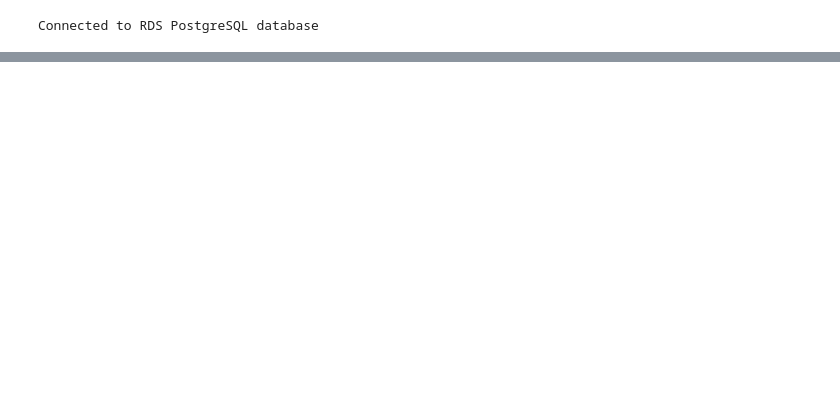
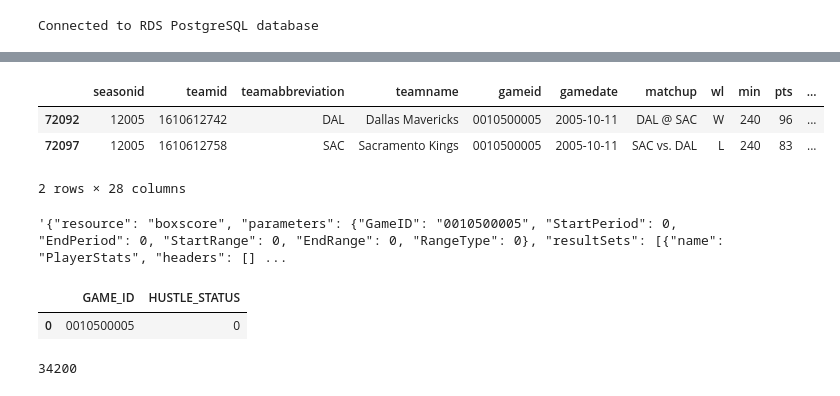
Before and after one commit to ajwinters/bballagg, a Jupyter notebook: randomstuff.ipynb, the cells around one changed output, grey strips where cells are left out. Drawn from its saved outputs; the diff is of its cells as text; code cells hidden in the pictures; blank space fills up the shorter version.

```diff
--- a/randomstuff.ipynb
+++ b/randomstuff.ipynb
@@ -83,0 +144,25 @@ result_df
+# %%
+result_df[result_df['gameid']=='0010500005']
+# %% [output]
+|  | seasonid | teamid | teamabbreviation | teamname | gameid | gamedate | matchup | wl | min | pts | ... |
+| 72092 | 12005 | 1610612742 | DAL | Dallas Mavericks | 0010500005 | 2005-10-11 | DAL @ SAC | W | 240 | 96 | ... |
+| 72097 | 12005 | 1610612758 | SAC | Sacramento Kings | 0010500005 | 2005-10-11 | SAC vs. DAL | L | 240 | 83 | ... |
+2 rows × 28 columns
+# %%
+#nbaapi.boxscoreadvancedv2.BoxScoreAdvancedV2(game_id='0029600670').get_data_frames()[0]
+nbaapi.BoxScoreAdvancedV2(game_id='0010500005').get_json()
+# %% [output]
+'{"resource": "boxscore", "parameters": {"GameID": "0010500005", "StartPeriod": 0, "EndPeriod": 0, "StartRange": 0, "EndRange": 0, "RangeType": 0}, "resultSets": [{"name": "PlayerStats", "headers": [] ...
+# %%
+#not working ids
+nwi = ['0010500005']
+
+hsbs = nbaapi.hustlestatsboxscore.HustleStatsBoxScore(game_id=nwi[0]).get_data_frames()[0]
+hsbs
+# %% [output]
+|  | GAME_ID | HUSTLE_STATUS |
+| 0 | 0010500005 | 0 |
+# %%
+570*60
+# %% [output]
+34200
```
Also changed, not shown: parts of 6 cells of this notebook, 3 other files.
